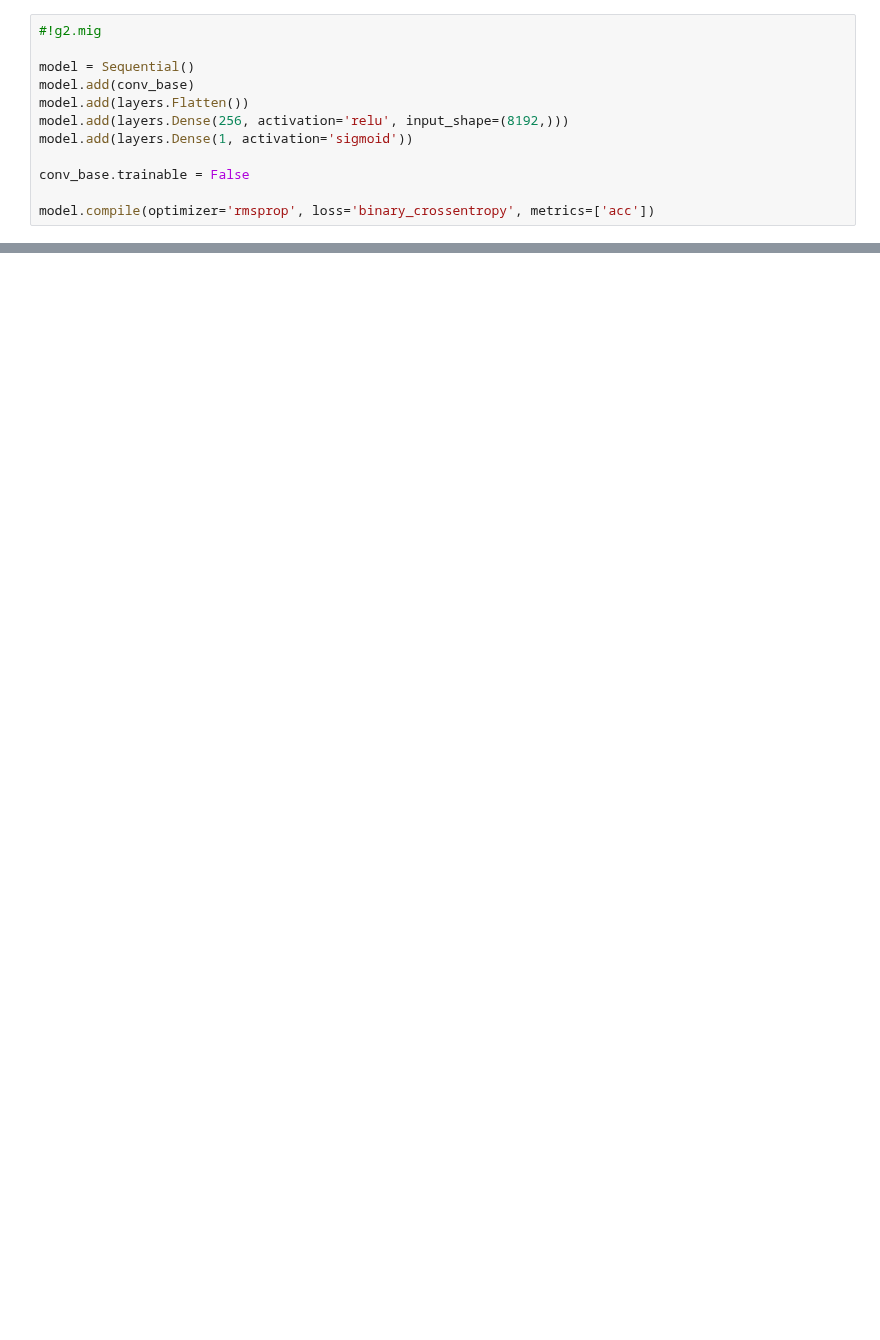
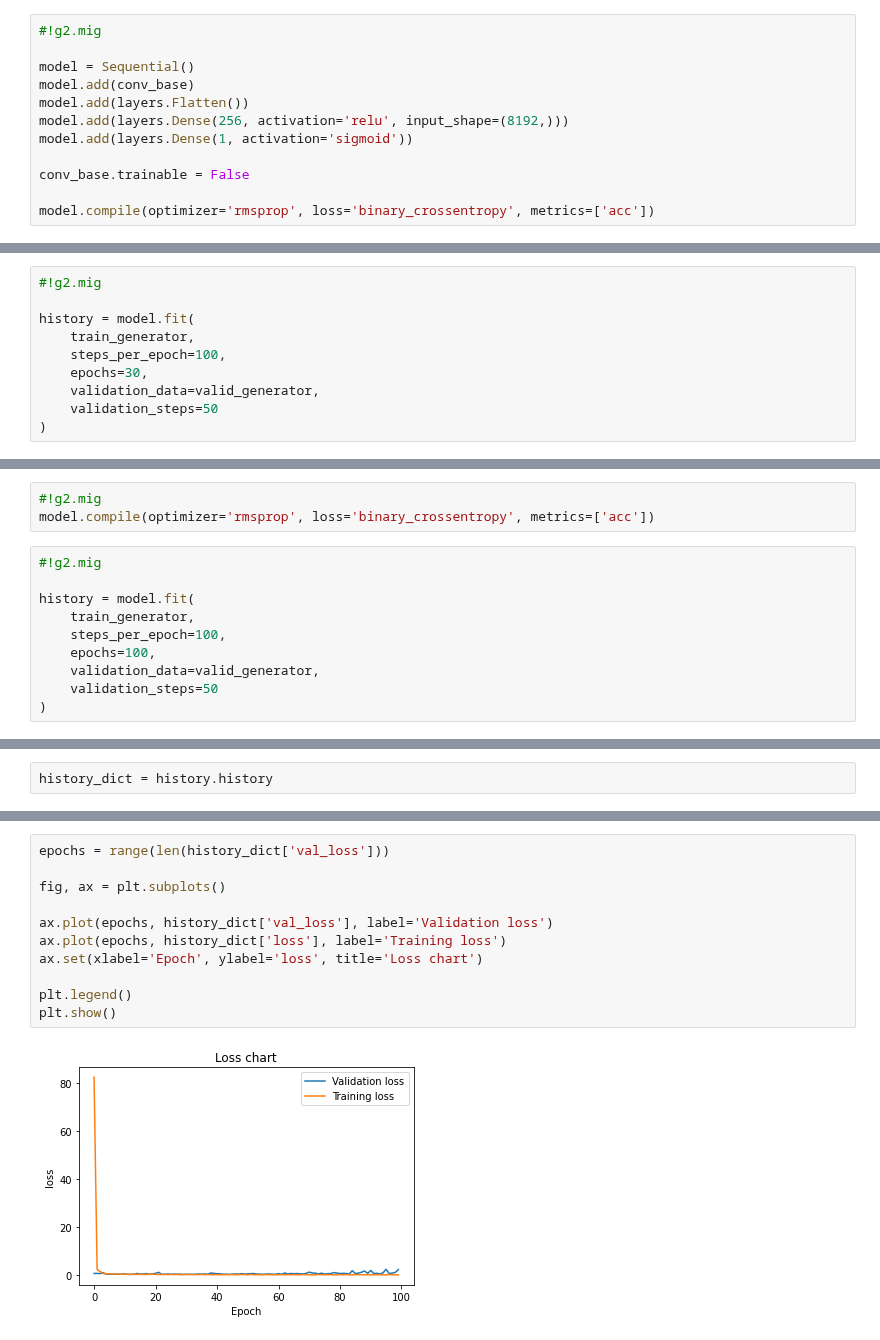
Before and after one commit to manulovich/deep-learning, a Jupyter notebook: chapter-5/Использование предварительно обученной CNN.ipynb, the cells around one changed output, grey strips where cells are left out. Drawn from its saved outputs; the diff is of its cells as text; blank space fills up the shorter version.

```diff
--- a/chapter-5/Использование предварительно обученной CNN.ipynb
+++ b/chapter-5/Использование предварительно обученной CNN.ipynb
@@ -358,0 +411,10 @@ plt.show()
+# %%
+#!g2.mig
+
+history = model.fit(
+    train_generator,
+    steps_per_epoch=100,
+    epochs=30,
+    validation_data=valid_generator,
+    validation_steps=50
+)
@@ -358,0 +458,13 @@ plt.show()
+# %%
+#!g2.mig
+model.compile(optimizer='rmsprop', loss='binary_crossentropy', metrics=['acc'])
+# %%
+#!g2.mig
+
+history = model.fit(
+    train_generator,
+    steps_per_epoch=100,
+    epochs=100,
+    validation_data=valid_generator,
+    validation_steps=50
+)
@@ -358,0 +489,2 @@ plt.show()
+# %%
+history_dict = history.history
@@ -358,0 +497,13 @@ plt.show()
+# %%
+epochs = range(len(history_dict['val_loss']))
+
+fig, ax = plt.subplots()
+
+ax.plot(epochs, history_dict['val_loss'], label='Validation loss')
+ax.plot(epochs, history_dict['loss'], label='Training loss')
+ax.set(xlabel='Epoch', ylabel='loss', title='Loss chart')
+
+plt.legend()
+plt.show()
+# %% [output]
+[figure, added]
```
Also changed, not shown: parts of 33 cells of this notebook, 1 other file.
